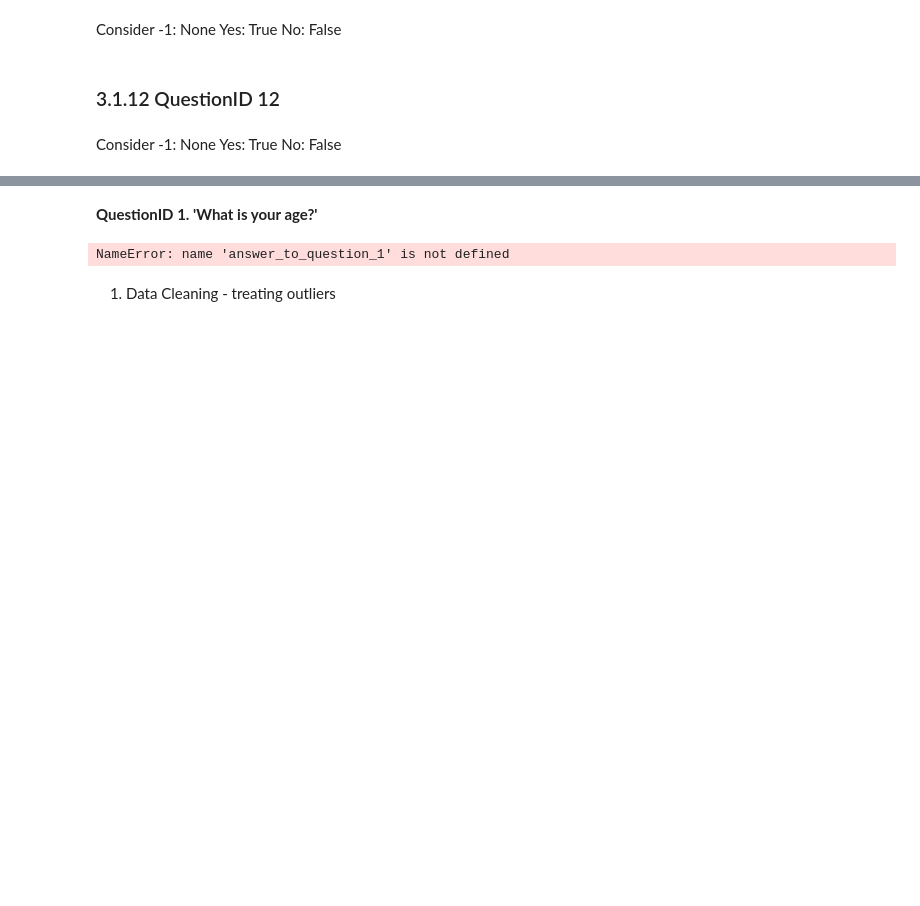
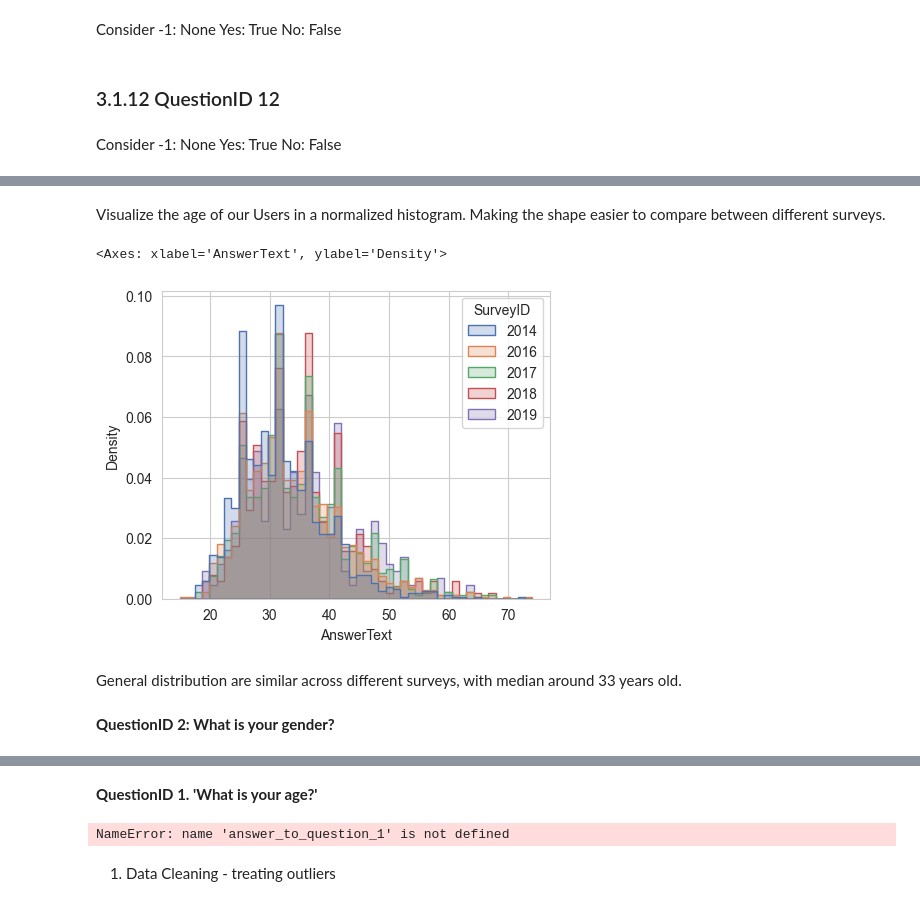
Before and after one commit to CelineChiLamNg/tech_mental_health, a Jupyter notebook: mental_health_tech.ipynb, the cells around one changed output, grey strips where cells are left out. Drawn from its saved outputs; the diff is of its cells as text; code cells hidden in the pictures; blank space fills up the shorter version.

```diff
--- a/mental_health_tech.ipynb
+++ b/mental_health_tech.ipynb
@@ -764,0 +827,18 @@ users.
+# %% [markdown]
+Visualize the age of our Users in a normalized histogram. Making the shape
+easier to compare between different surveys.
+# %%
+plt.figure(figsize=(5, 4))
+sns.set_style(style='whitegrid')
+palette = sns.color_palette('deep', n_colors=len(questions[0]['SurveyID']
+                                              .unique()))
+sns.histplot(data=questions[0], x='AnswerText', hue='SurveyID',
+             palette=palette, element='step', stat='density', common_norm=False)
+# %% [output]
+<Axes: xlabel='AnswerText', ylabel='Density'>
+[figure, added]
+# %% [markdown]
+General distribution are similar across different surveys, with median
+around 33 years old.
+# %% [markdown]
+**QuestionID 2: What is your gender?**
```
Also changed, not shown: parts of 16 cells of this notebook, 1 other file.
